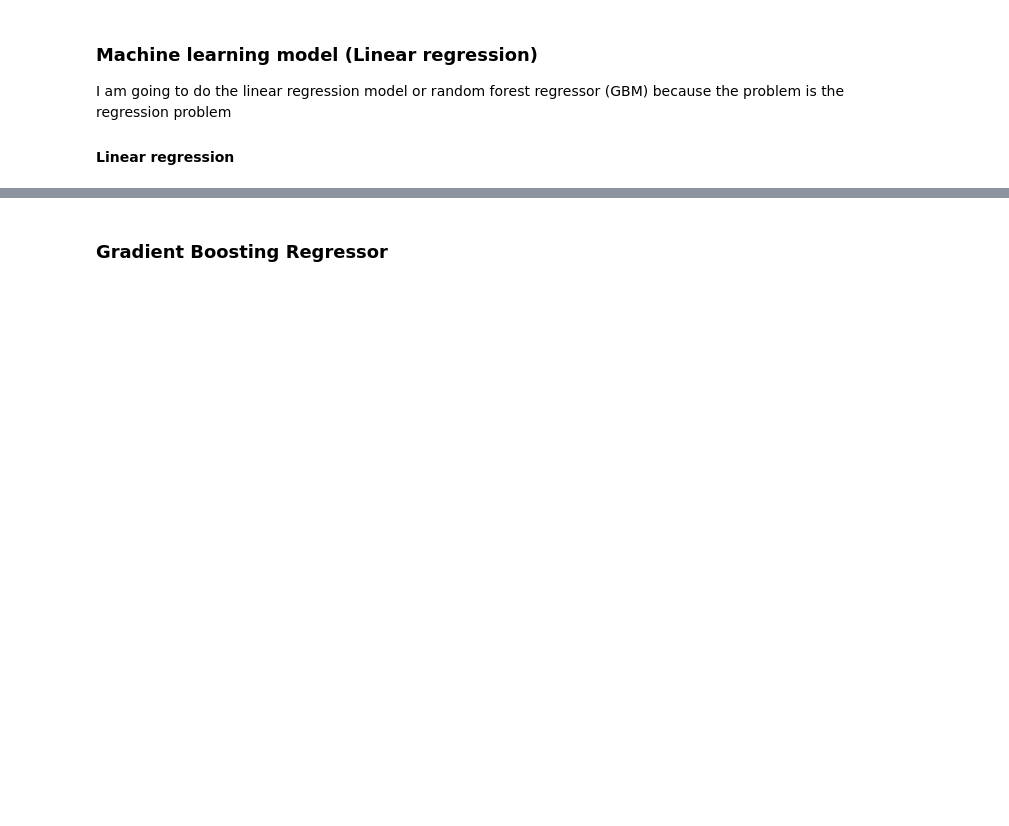
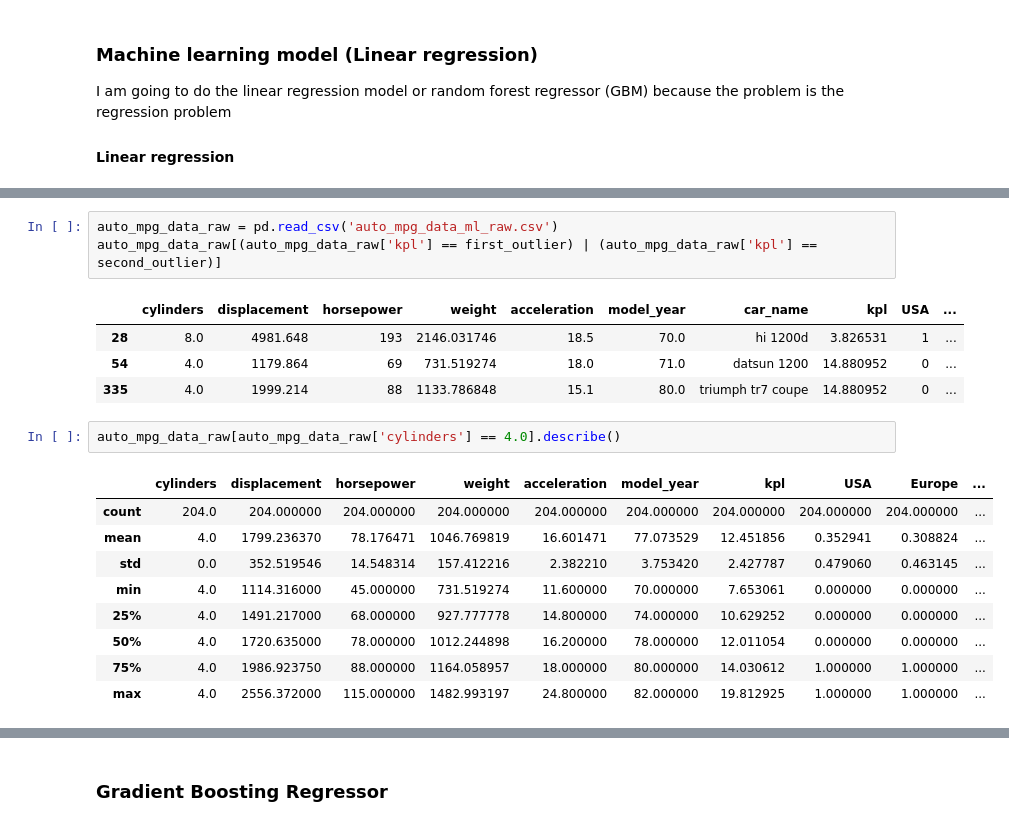
Before and after one commit to jsparraq/mpg-prediction, a Jupyter notebook: Machine learning model.ipynb, the cells around one changed output, grey strips where cells are left out. Saved outputs shown, nothing was run; the diff lists cells and outputs as text; blank space fills up the shorter version.

Commit message:
Update jupyter and models

```diff
--- a/Machine learning model.ipynb
+++ b/Machine learning model.ipynb
@@ -57,0 +77,20 @@ plt.show()
+# %%
+auto_mpg_data_raw = pd.read_csv('auto_mpg_data_ml_raw.csv')
+auto_mpg_data_raw[(auto_mpg_data_raw['kpl'] == first_outlier) | (auto_mpg_data_raw['kpl'] == second_outlier)]
+# %% [output]
+|  | cylinders | displacement | horsepower | weight | acceleration | model_year | car_name | kpl | USA | ... |
+| 28 | 8.0 | 4981.648 | 193 | 2146.031746 | 18.5 | 70.0 | hi 1200d | 3.826531 | 1 | ... |
+| 54 | 4.0 | 1179.864 | 69 | 731.519274 | 18.0 | 71.0 | datsun 1200 | 14.880952 | 0 | ... |
+| 335 | 4.0 | 1999.214 | 88 | 1133.786848 | 15.1 | 80.0 | triumph tr7 coupe | 14.880952 | 0 | ... |
+# %%
+auto_mpg_data_raw[auto_mpg_data_raw['cylinders'] == 4.0].describe()
+# %% [output]
+|  | cylinders | displacement | horsepower | weight | acceleration | model_year | kpl | USA | Europe | ... |
+| count | 204.0 | 204.000000 | 204.000000 | 204.000000 | 204.000000 | 204.000000 | 204.000000 | 204.000000 | 204.000000 | ... |
+| mean | 4.0 | 1799.236370 | 78.176471 | 1046.769819 | 16.601471 | 77.073529 | 12.451856 | 0.352941 | 0.308824 | ... |
+| std | 0.0 | 352.519546 | 14.548314 | 157.412216 | 2.382210 | 3.753420 | 2.427787 | 0.479060 | 0.463145 | ... |
+| min | 4.0 | 1114.316000 | 45.000000 | 731.519274 | 11.600000 | 70.000000 | 7.653061 | 0.000000 | 0.000000 | ... |
+| 25% | 4.0 | 1491.217000 | 68.000000 | 927.777778 | 14.800000 | 74.000000 | 10.629252 | 0.000000 | 0.000000 | ... |
+| 50% | 4.0 | 1720.635000 | 78.000000 | 1012.244898 | 16.200000 | 78.000000 | 12.011054 | 0.000000 | 0.000000 | ... |
+| 75% | 4.0 | 1986.923750 | 88.000000 | 1164.058957 | 18.000000 | 80.000000 | 14.030612 | 1.000000 | 1.000000 | ... |
+| max | 4.0 | 2556.372000 | 115.000000 | 1482.993197 | 24.800000 | 82.000000 | 19.812925 | 1.000000 | 1.000000 | ... |
```
Also changed, not shown: parts of 27 cells of this notebook, 3 other files.
